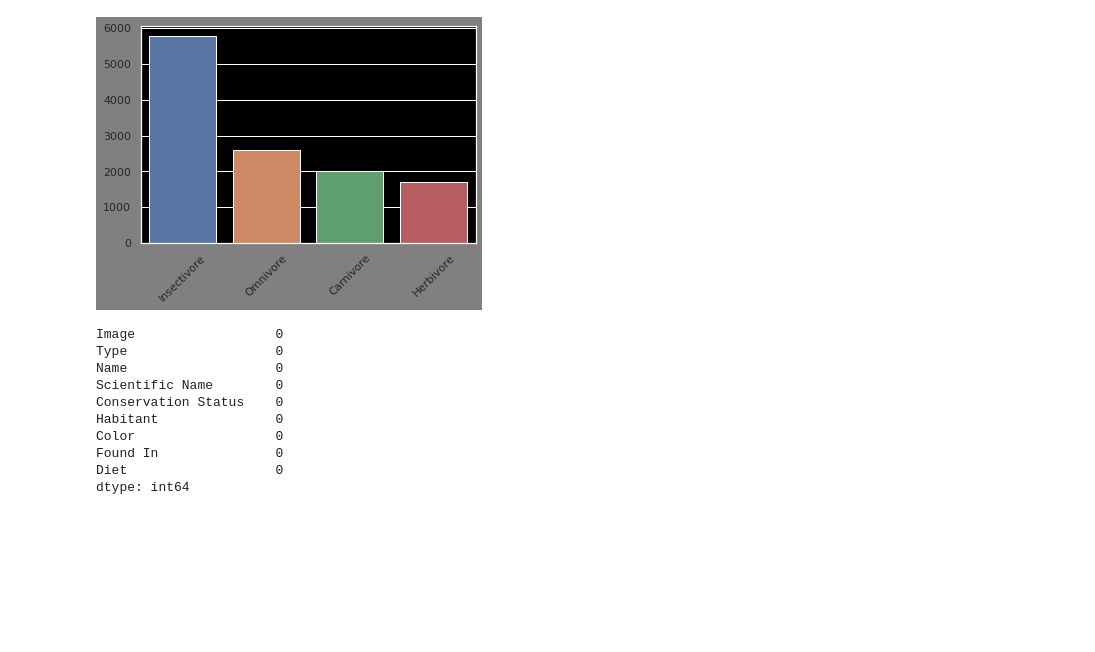
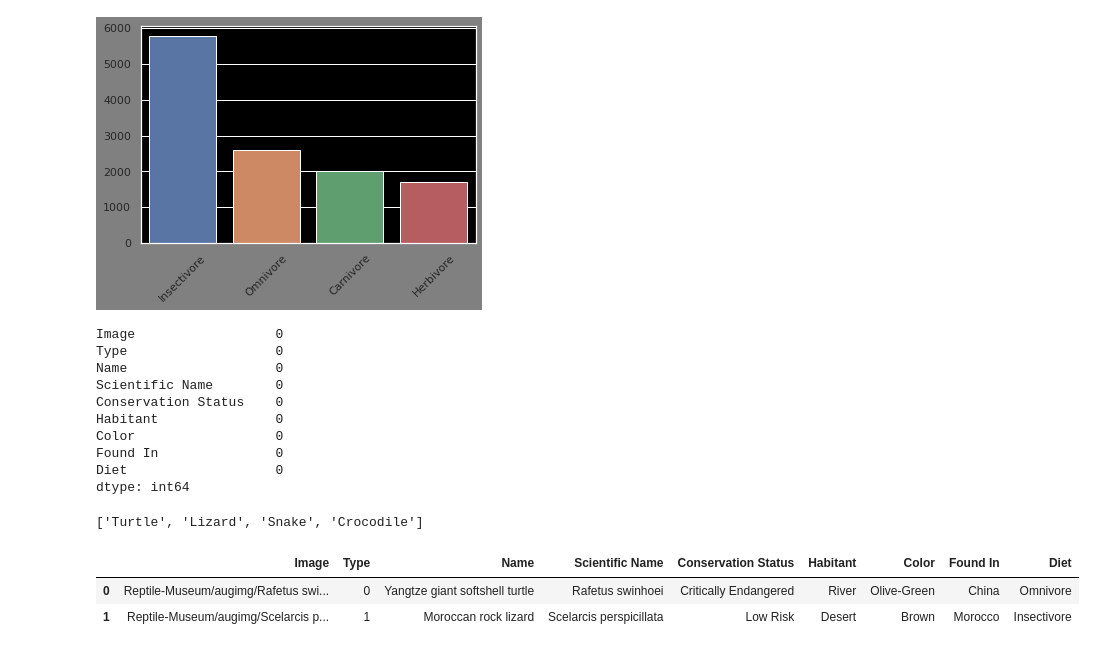
Before and after one commit to AklimaRimi/Reptile-Museum, a Jupyter notebook: notebook/DataAnalysis.ipynb, the cells around one changed output. Drawn from its saved outputs; the diff is of its cells as text; code cells hidden in the pictures; blank space fills up the shorter version.

```diff
--- a/notebook/DataAnalysis.ipynb
+++ b/notebook/DataAnalysis.ipynb
@@ -130,0 +140,4 @@ dtype: int64
+# %%
+types
+# %% [output]
+['Turtle', 'Lizard', 'Snake', 'Crocodile']
@@ -130,0 +146,6 @@ dtype: int64
+# %%
+data.head(2)
+# %% [output]
+|  | Image | Type | Name | Scientific Name | Conservation Status | Habitant | Color | Found In | Diet |
+| 0 | Reptile-Museum/augimg/Rafetus swi... | 0 | Yangtze giant softshell turtle | Rafetus swinhoei | Critically Endangered | River | Olive-Green | China | Omnivore |
+| 1 | Reptile-Museum/augimg/Scelarcis p... | 1 | Moroccan rock lizard | Scelarcis perspicillata | Low Risk | Desert | Brown | Morocco | Insectivore |
```
Also changed, not shown: parts of 7 cells of this notebook.
